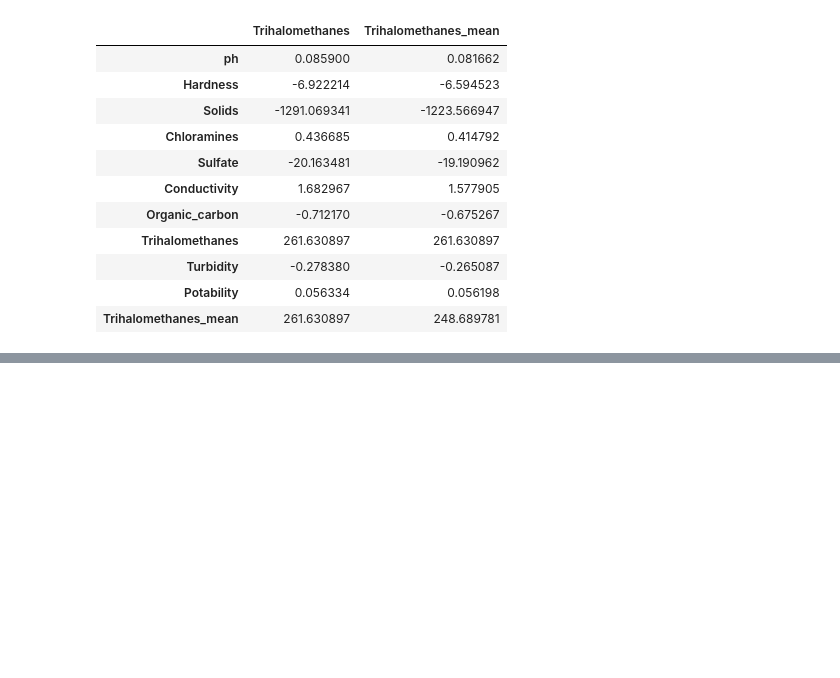
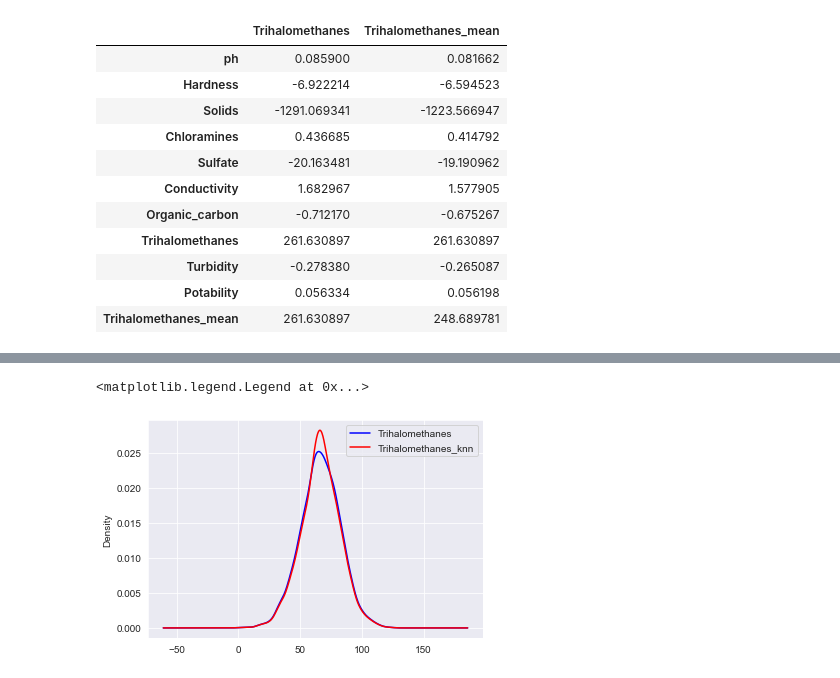
Before and after one commit to mattyjr007/Data-Science-Portfolio, a Jupyter notebook: Water Potability/Water_Potability.ipynb, the cells around one changed output, grey strips where cells are left out. Cells and saved outputs as stored; diff of their text form; code cells hidden in the pictures; blank space fills up the shorter version.

Commit message:
fast_knn missing data imputation

```diff
--- a/Water Potability/Water_Potability.ipynb
+++ b/Water Potability/Water_Potability.ipynb
@@ -459,0 +430,3 @@ data[data['Trihalomethanes'].notna()]
+# %%
+sample = fast_knn(data.values,k=27)
+sample2 = mice(data.values)
@@ -459,0 +449,2 @@ data[data['Trihalomethanes'].notna()]
+# %%
+data_knn = pd.DataFrame(data=sample,columns=data.columns)
@@ -459,0 +489,11 @@ data[data['Trihalomethanes'].notna()]
+# %%
+# from the histogram below we notice that knn performed better compared to the mean imputation, it balanced the density of the
+# data more when compared to the mean imputation.
+
+
+data['Trihalomethanes'].plot(kind='kde',color='blue')
+data_knn['Trihalomethanes'].plot(kind='kde',color='red')
+plt.legend(['Trihalomethanes','Trihalomethanes_knn'])
+# %% [output]
+<matplotlib.legend.Legend at 0x...>
+[figure, added]
```
Also changed, not shown: parts of 14 cells of this notebook.
